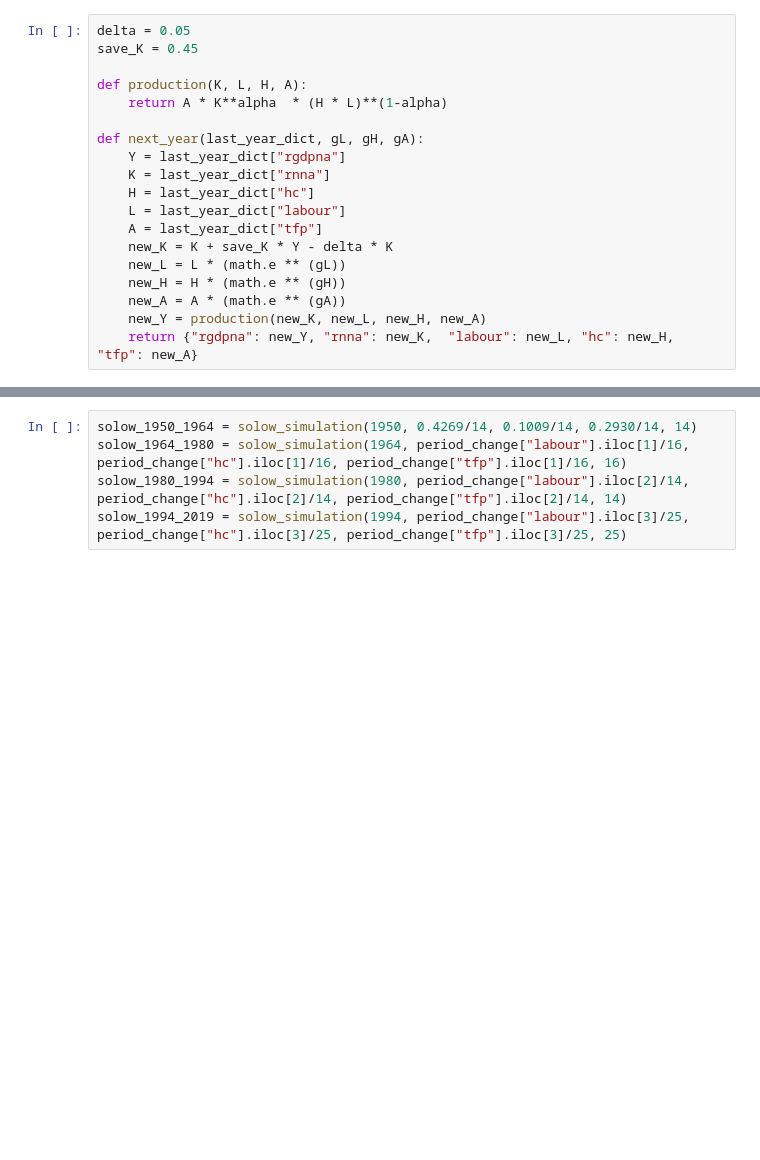
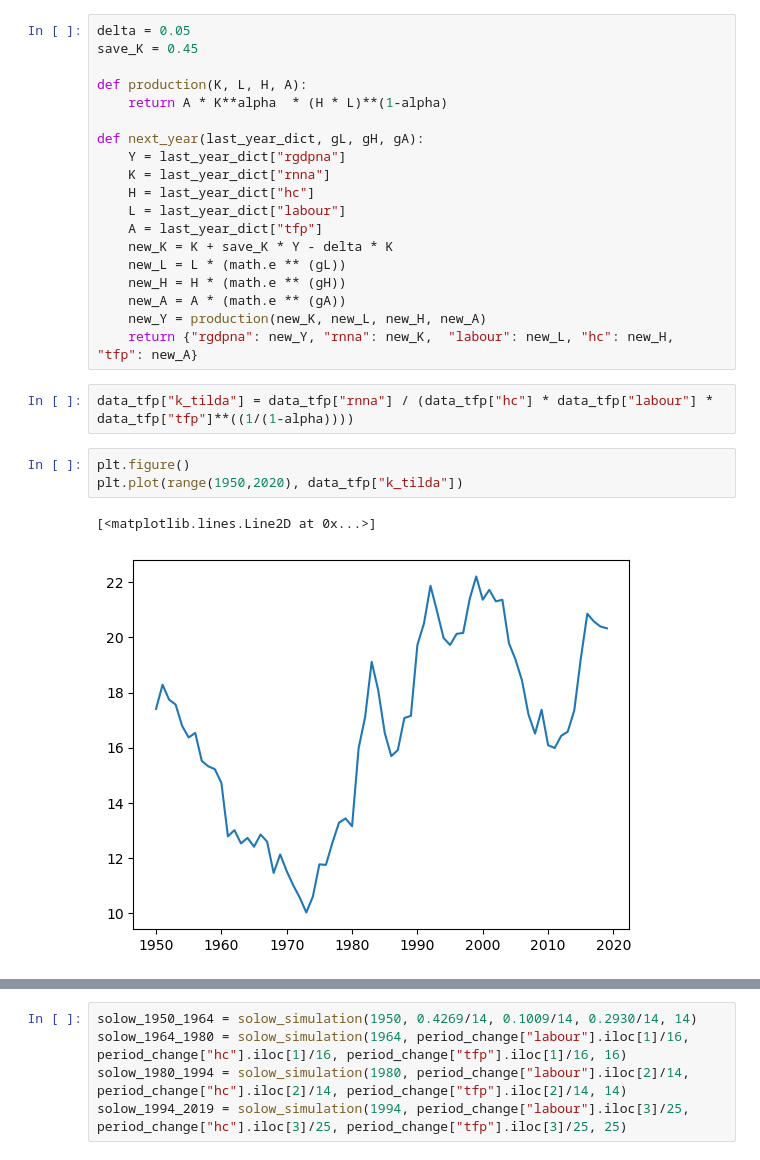
Before and after one commit to Jessie-Fung/ec2b1-brazil, a Jupyter notebook: code/code.ipynb, the cells around one changed output, grey strips where cells are left out. Drawn from its saved outputs; the diff is of its cells as text; blank space fills up the shorter version.

```diff
--- a/code/code.ipynb
+++ b/code/code.ipynb
@@ -634,3 +634,11 @@ def next_year(last_year_dict, gL, gH, gA):
     new_A = A * (math.e ** (gA))
     new_Y = production(new_K, new_L, new_H, new_A)
     return {"rgdpna": new_Y, "rnna": new_K,  "labour": new_L, "hc": new_H, "tfp": new_A}
+# %%
+data_tfp["k_tilda"] = data_tfp["rnna"] / (data_tfp["hc"] * data_tfp["labour"] * data_tfp["tfp"]**((1/(1-alpha))))
+# %%
+plt.figure()
+plt.plot(range(1950,2020), data_tfp["k_tilda"])
+# %% [output]
+[<matplotlib.lines.Line2D at 0x...>]
+[figure, added]
```
Also changed, not shown: parts of 16 cells of this notebook.
